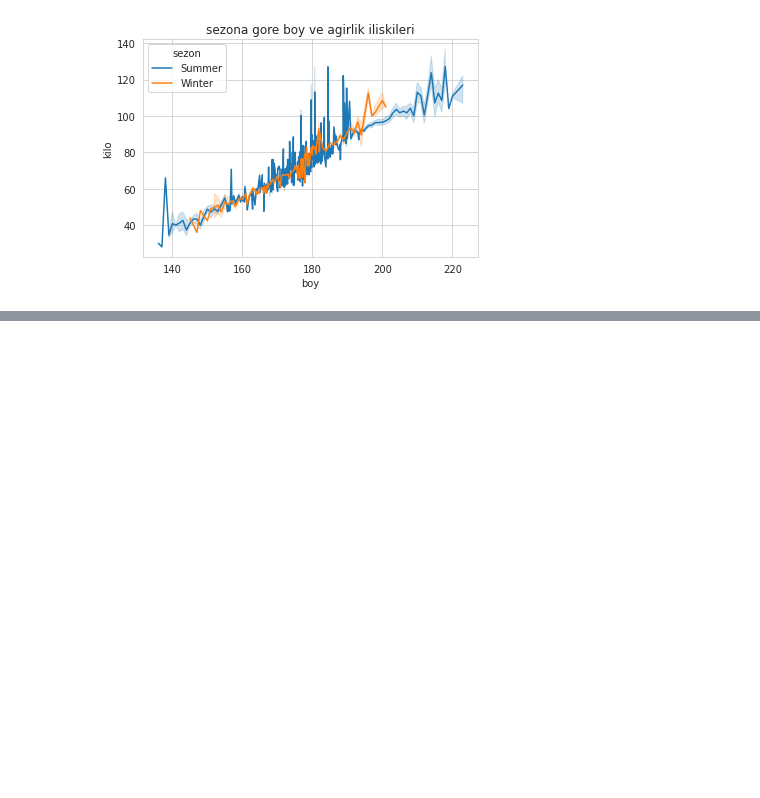
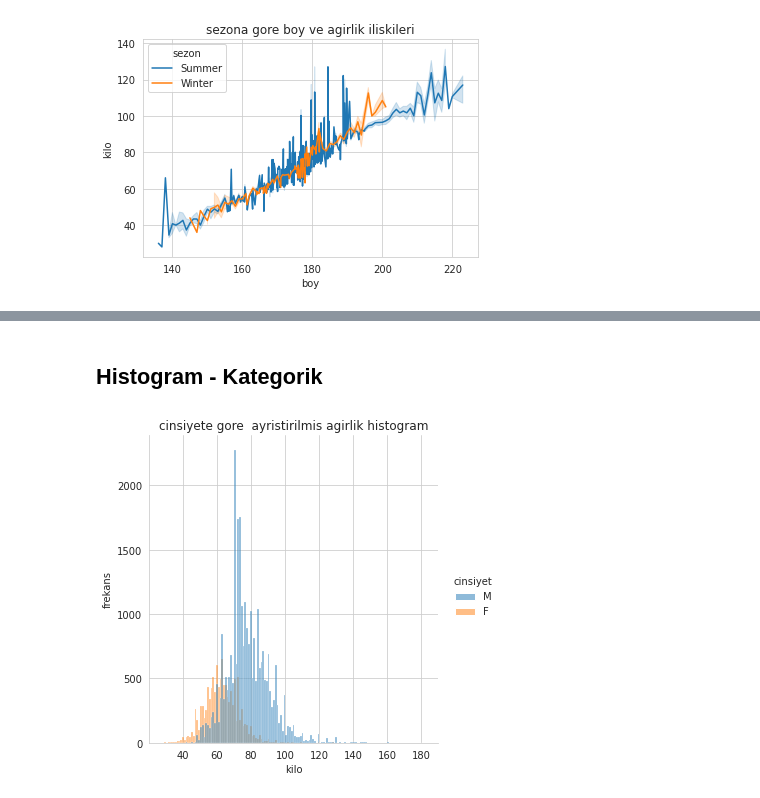
Before and after one commit to mertdot/athlete-events-1896-2016-data-discovery-with-seaborn, a Jupyter notebook: python-ile-veri-gorsellestirme-5-2-120-yillik-olimpiyat-tarihi-veri-seti.ipynb, the cells around one changed output, grey strips where cells are left out. Cells and saved outputs as stored; diff of their text form; code cells hidden in the pictures; blank space fills up the shorter version.

```diff
--- a/python-ile-veri-gorsellestirme-5-2-120-yillik-olimpiyat-tarihi-veri-seti.ipynb
+++ b/python-ile-veri-gorsellestirme-5-2-120-yillik-olimpiyat-tarihi-veri-seti.ipynb
@@ -264,0 +276,9 @@ plt.show()
+# %% [markdown]
+## Histogram - Kategorik
+# %%
+sns.displot(veri,x='kilo',hue='cinsiyet')
+plt.ylabel("frekans")
+plt.title("cinsiyete gore  ayristirilmis agirlik histogram")
+plt.show()
+# %% [output]
+[figure, added]
```
Also changed, not shown: parts of 22 cells of this notebook.
